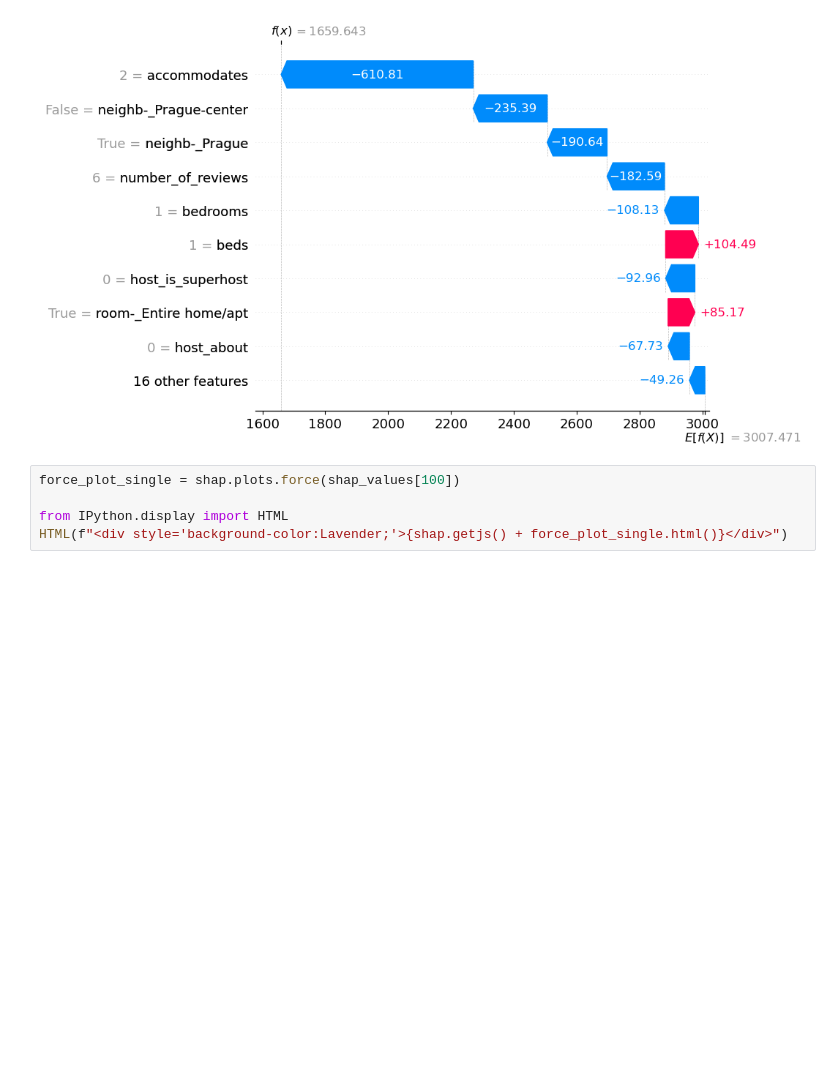
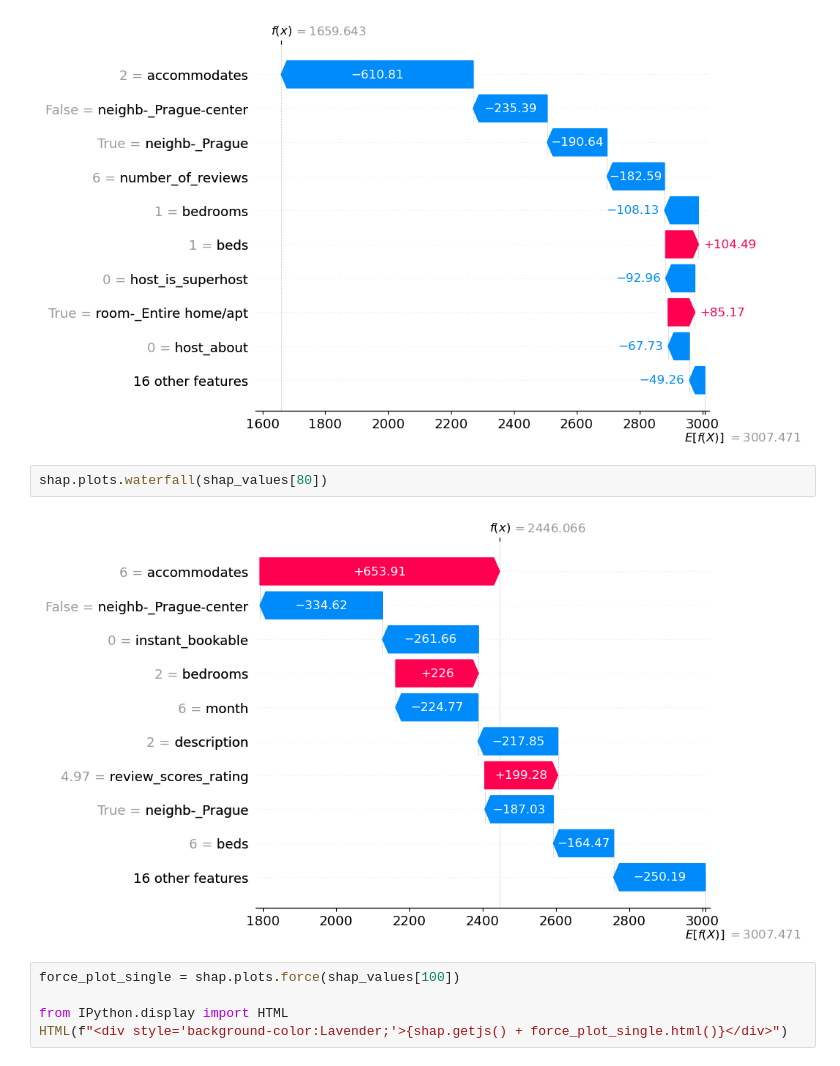
Before and after one commit to tominatorcz/datax, a Jupyter notebook: python/regresion.ipynb, the cells around one changed output. Saved outputs shown, nothing was run; the diff lists cells and outputs as text; blank space fills up the shorter version.

```diff
--- a/python/regresion.ipynb
+++ b/python/regresion.ipynb
@@ -520,6 +520,10 @@ No data for colormapping provided via 'c'. Parameters 'vmin', 'vmax' will be ign
 shap.plots.waterfall(shap_values[100])
 # %% [output]
 [figure]
+# %%
+shap.plots.waterfall(shap_values[80])
+# %% [output]
+[figure, added]
 # %%
 force_plot_single = shap.plots.force(shap_values[100])
 
```
Also changed, not shown: parts of 8 cells of this notebook, 1 other file.
